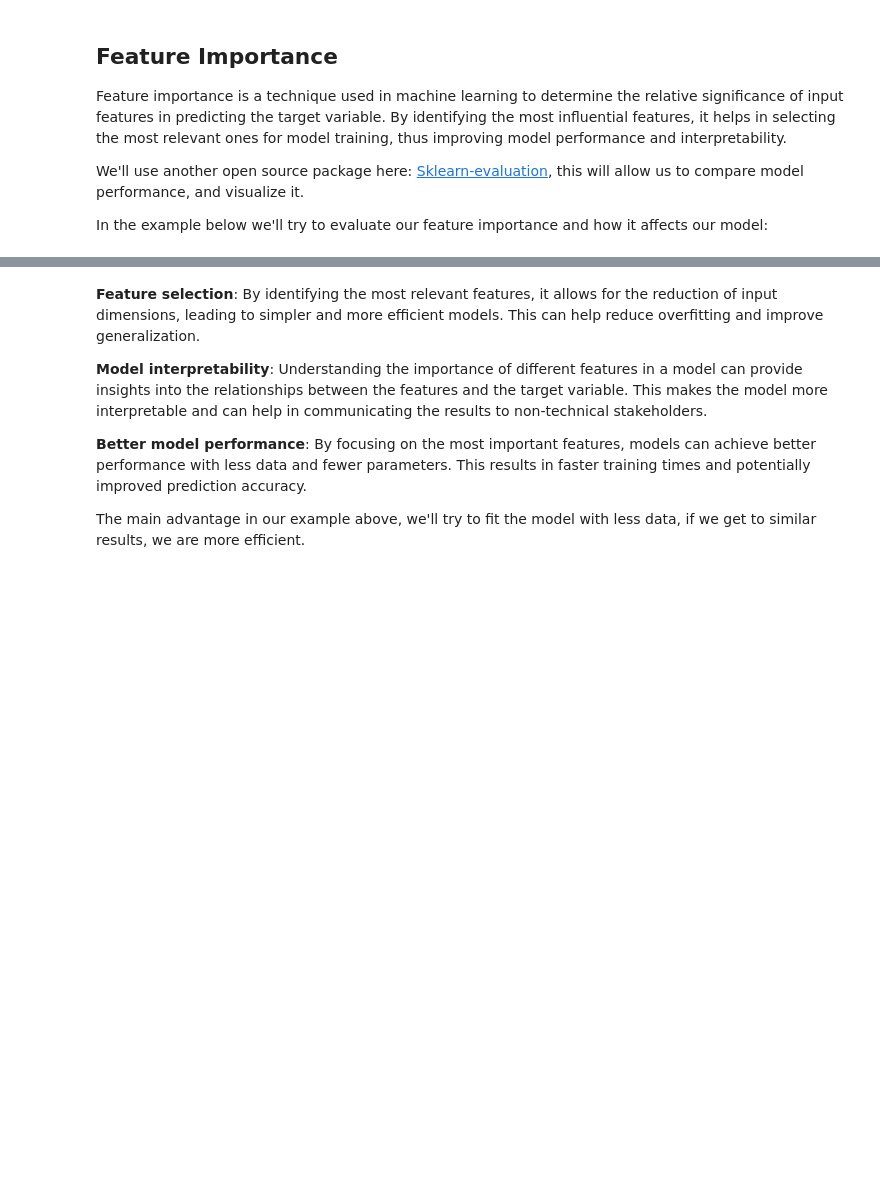
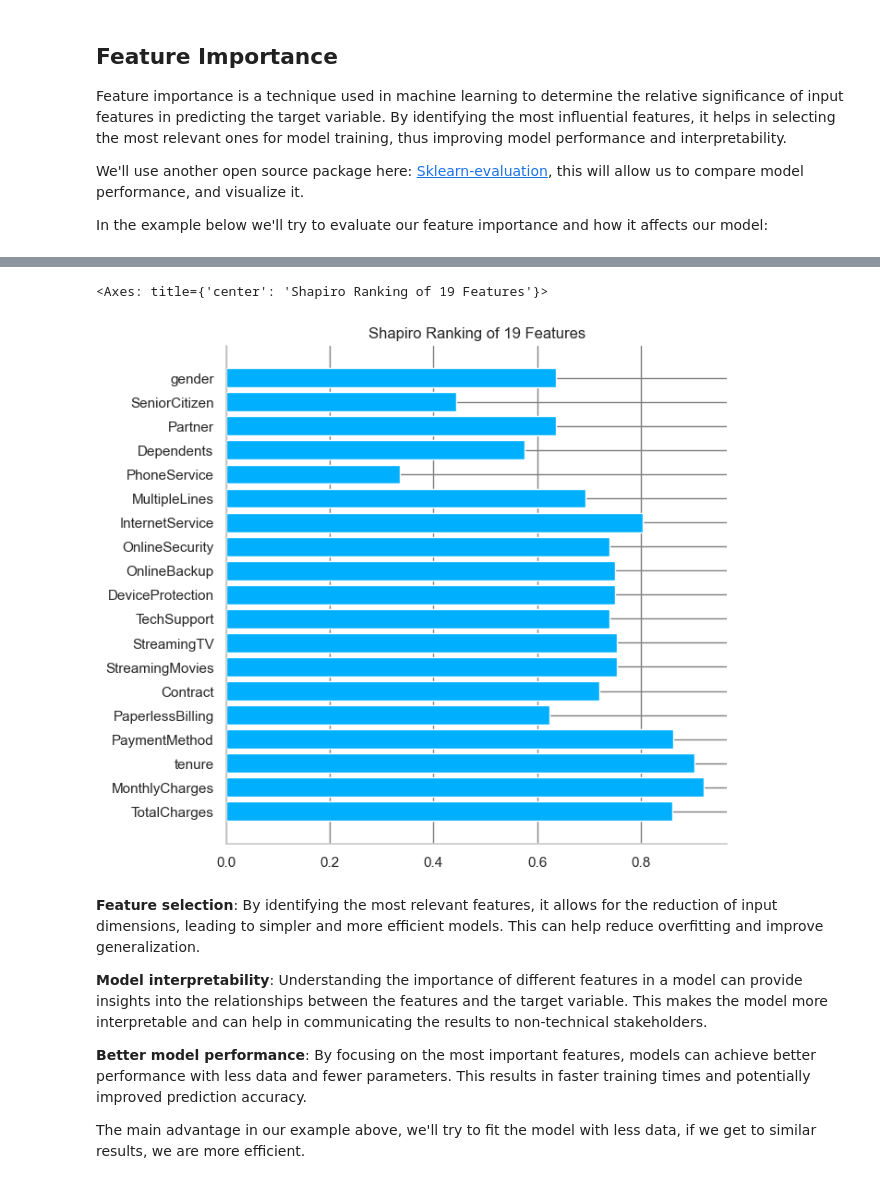
Before and after one commit to idomic/ploomber_odsc_east_2023, a Jupyter notebook: odsc.ipynb, the cells around one changed output, grey strips where cells are left out. Saved outputs shown, nothing was run; the diff lists cells and outputs as text; code cells hidden in the pictures; blank space fills up the shorter version.

```diff
--- a/odsc.ipynb
+++ b/odsc.ipynb
@@ -465,8 +526,10 @@ data['TotalCharges'].fillna(data['TotalCharges'].mean(), inplace=True)
 # %%
 # Normalize numerical columns
-numerical_columns = ['tenure', 'MonthlyCharges', 'TotalCharges']
+numerical_columns = ["tenure", "MonthlyCharges", "TotalCharges"]
 
-data_normalized = data[numerical_columns].apply(lambda x: (x - x.min()) / (x.max() - x.min()))
+data_normalized = data[numerical_columns].apply(
+    lambda x: (x - x.min()) / (x.max() - x.min())
+)
 
 # Merge encoded and normalized DataFrames
 data_preprocessed = pd.concat([data_encoded, data_normalized], axis=1)
@@ -568,13 +670,32 @@ X.columns
 # %%
-features = ['gender', 'SeniorCitizen', 'Partner', 'Dependents', 'PhoneService',
-       'MultipleLines', 'InternetService', 'OnlineSecurity', 'OnlineBackup',
-       'DeviceProtection', 'TechSupport', 'StreamingTV', 'StreamingMovies',
-       'Contract', 'PaperlessBilling', 'PaymentMethod', 'tenure',
-       'MonthlyCharges', 'TotalCharges']
+features = [
+    "gender",
+    "SeniorCitizen",
+    "Partner",
+    "Dependents",
+    "PhoneService",
+    "MultipleLines",
+    "InternetService",
+    "OnlineSecurity",
+    "OnlineBackup",
+    "DeviceProtection",
+    "TechSupport",
+    "StreamingTV",
+    "StreamingMovies",
+    "Contract",
+    "PaperlessBilling",
+    "PaymentMethod",
+    "tenure",
+    "MonthlyCharges",
+    "TotalCharges",
+]
 
 actual = X[features]
 rank1d = Rank1D(features=features)
 rank1d.feature_ranks(actual)
+# %% [output]
+<Axes: title={'center': 'Shapiro Ranking of 19 Features'}>
+[figure, added]
 # %% [markdown]
 **Feature selection**: By identifying the most relevant features, it allows for the reduction of
 input dimensions, leading to simpler and more efficient models. This can help reduce overfitting and improve generalization.
```
Also changed, not shown: parts of 23 cells of this notebook.
